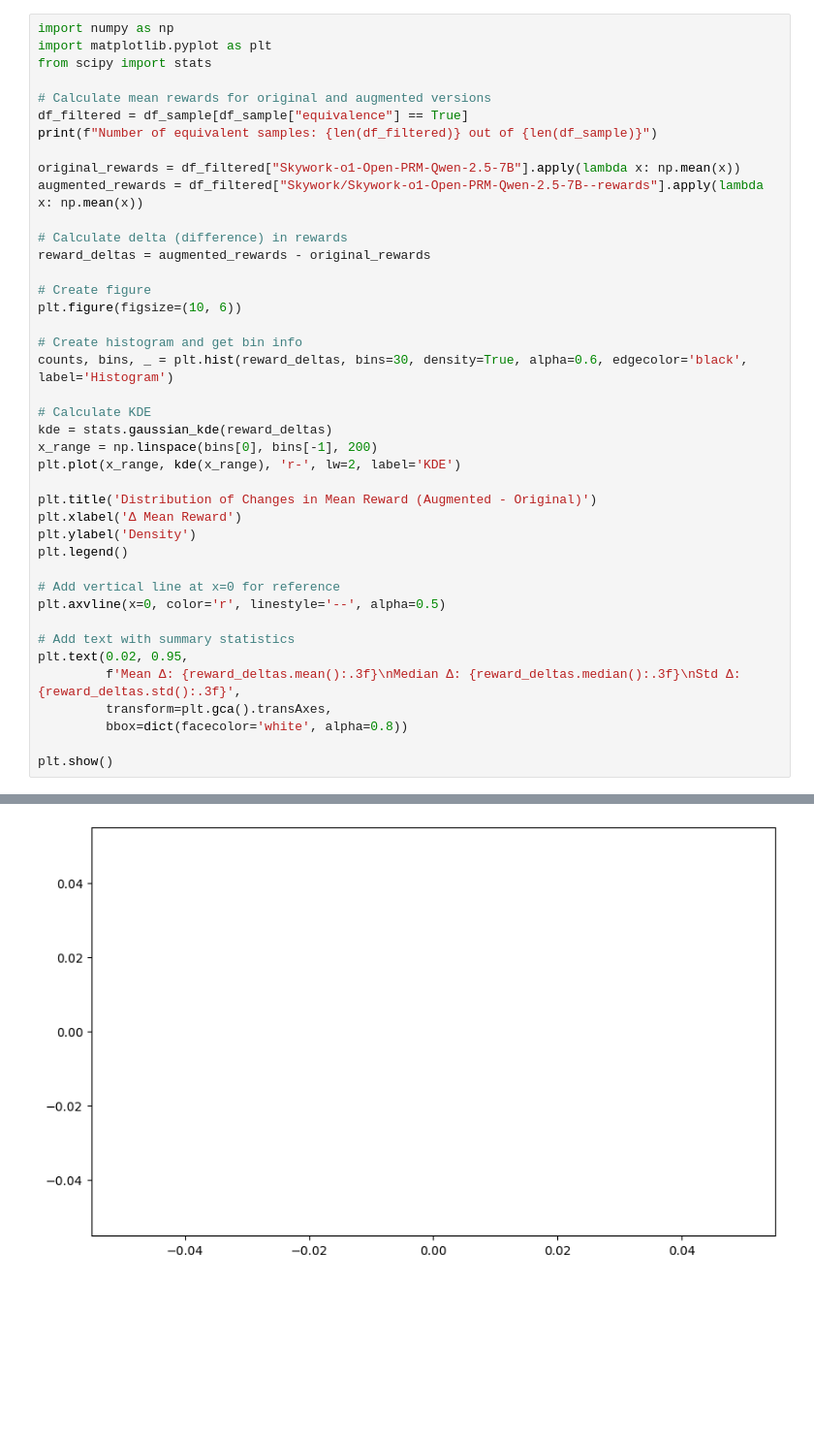
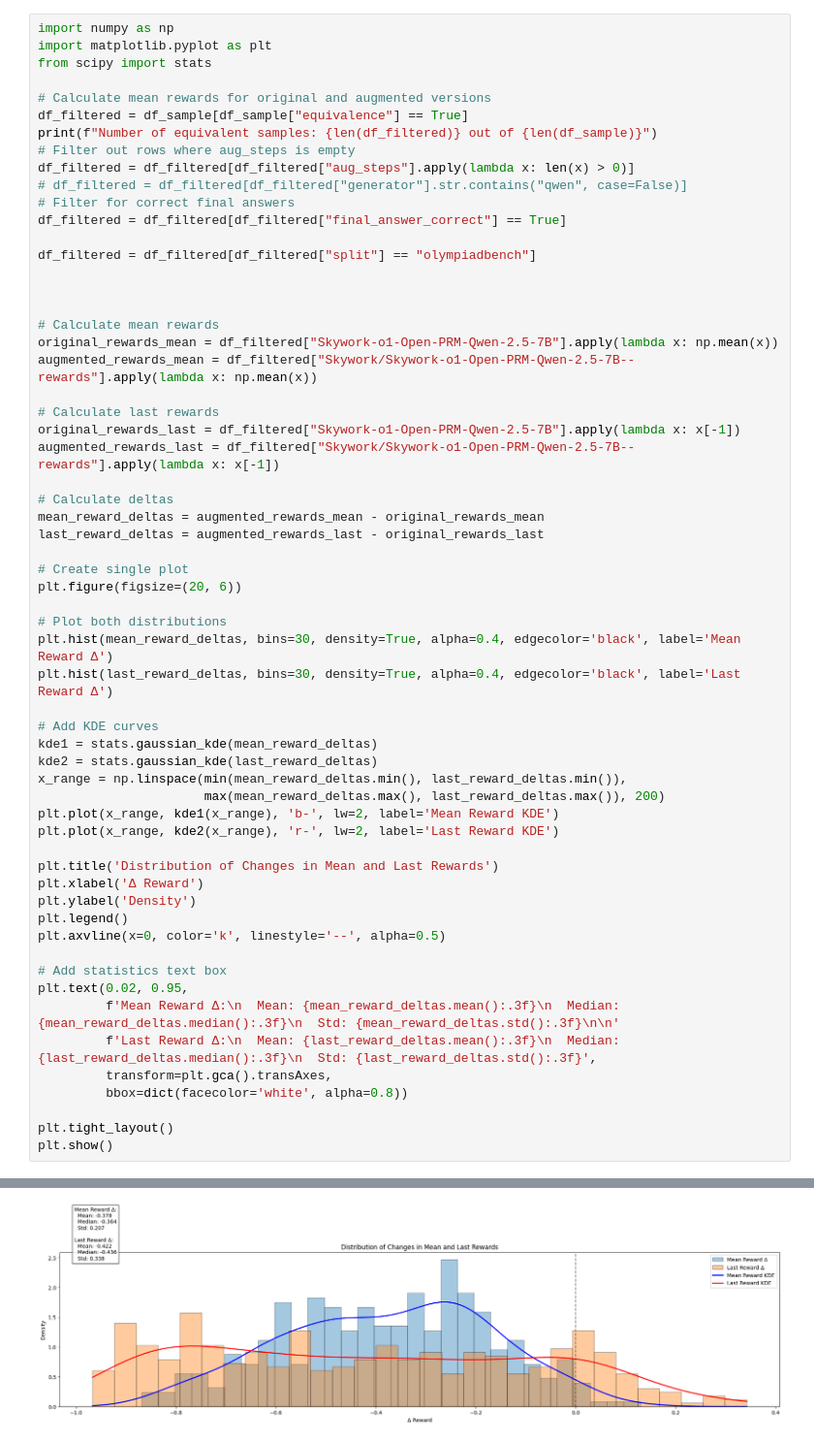
Before and after one commit to rishabh-16/prm-attack, a Jupyter notebook: visualize.ipynb, the cells around one changed output, grey strips where cells are left out. Shown at 97% size. Cells and saved outputs as stored; diff of their text form; blank space fills up the shorter version.

Commit message:
added visualization

```diff
--- a/visualize.ipynb
+++ b/visualize.ipynb
@@ -91,37 +159,56 @@ from scipy import stats
 # Calculate mean rewards for original and augmented versions
 df_filtered = df_sample[df_sample["equivalence"] == True]
 print(f"Number of equivalent samples: {len(df_filtered)} out of {len(df_sample)}")
+# Filter out rows where aug_steps is empty
+df_filtered = df_filtered[df_filtered["aug_steps"].apply(lambda x: len(x) > 0)]
+# df_filtered = df_filtered[df_filtered["generator"].str.contains("qwen", case=False)]
+# Filter for correct final answers
+df_filtered = df_filtered[df_filtered["final_answer_correct"] == True]
 
-original_rewards = df_filtered["Skywork-o1-Open-PRM-Qwen-2.5-7B"].apply(lambda x: np.mean(x))
-augmented_rewards = df_filtered["Skywork/Skywork-o1-Open-PRM-Qwen-2.5-7B--rewards"].apply(lambda x: np.mean(x))
+df_filtered = df_filtered[df_filtered["split"] == "olympiadbench"]
 
-# Calculate delta (difference) in rewards
-reward_deltas = augmented_rewards - original_rewards
 
-# Create figure
-plt.figure(figsize=(10, 6))
 
-# Create histogram and get bin info
-counts, bins, _ = plt.hist(reward_deltas, bins=30, density=True, alpha=0.6, edgecolor='black', label='Histogram')
+# Calculate mean rewards
+original_rewards_mean = df_filtered["Skywork-o1-Open-PRM-Qwen-2.5-7B"].apply(lambda x: np.mean(x))
+augmented_rewards_mean = df_filtered["Skywork/Skywork-o1-Open-PRM-Qwen-2.5-7B--rewards"].apply(lambda x: np.mean(x))
 
-# Calculate KDE
-kde = stats.gaussian_kde(reward_deltas)
-x_range = np.linspace(bins[0], bins[-1], 200)
-plt.plot(x_range, kde(x_range), 'r-', lw=2, label='KDE')
+# Calculate last rewards
+original_rewards_last = df_filtered["Skywork-o1-Open-PRM-Qwen-2.5-7B"].apply(lambda x: x[-1])
+augmented_rewards_last = df_filtered["Skywork/Skywork-o1-Open-PRM-Qwen-2.5-7B--rewards"].apply(lambda x: x[-1])
 
-plt.title('Distribution of Changes in Mean Reward (Augmented - Original)')
-plt.xlabel('Δ Mean Reward')
+# Calculate deltas
+mean_reward_deltas = augmented_rewards_mean - original_rewards_mean
+last_reward_deltas = augmented_rewards_last - original_rewards_last
+
+# Create single plot
+plt.figure(figsize=(20, 6))
+
+# Plot both distributions
+plt.hist(mean_reward_deltas, bins=30, density=True, alpha=0.4, edgecolor='black', label='Mean Reward Δ')
+plt.hist(last_reward_deltas, bins=30, density=True, alpha=0.4, edgecolor='black', label='Last Reward Δ')
+
+# Add KDE curves
+kde1 = stats.gaussian_kde(mean_reward_deltas)
+kde2 = stats.gaussian_kde(last_reward_deltas)
+x_range = np.linspace(min(mean_reward_deltas.min(), last_reward_deltas.min()),
+                      max(mean_reward_deltas.max(), last_reward_deltas.max()), 200)
+plt.plot(x_range, kde1(x_range), 'b-', lw=2, label='Mean Reward KDE')
+plt.plot(x_range, kde2(x_range), 'r-', lw=2, label='Last Reward KDE')
+
+plt.title('Distribution of Changes in Mean and Last Rewards')
+plt.xlabel('Δ Reward')
 plt.ylabel('Density')
 plt.legend()
+plt.axvline(x=0, color='k', linestyle='--', alpha=0.5)
 
-# Add vertical line at x=0 for reference
-plt.axvline(x=0, color='r', linestyle='--', alpha=0.5)
-
-# Add text with summary statistics
+# Add statistics text box
 plt.text(0.02, 0.95,
-         f'Mean Δ: {reward_deltas.mean():.3f}\nMedian Δ: {reward_deltas.median():.3f}\nStd Δ: {reward_deltas.std():.3f}',
+         f'Mean Reward Δ:\n  Mean: {mean_reward_deltas.mean():.3f}\n  Median: {mean_reward_deltas.median():.3f}\n  Std: {mean_reward_deltas.std():.3f}\n\n'
+         f'Last Reward Δ:\n  Mean: {last_reward_deltas.mean():.3f}\n  Median: {last_reward_deltas.median():.3f}\n  Std: {last_reward_deltas.std():.3f}',
          transform=plt.gca().transAxes,
          bbox=dict(facecolor='white', alpha=0.8))
 
+plt.tight_layout()
 plt.show()
 # %% [output]
@@ -130 +216 @@ ValueError: `dataset` input should have multiple elements.
-[figure, old version]
+[figure, new version]
```
Also changed, not shown: parts of 10 cells of this notebook, 1 other file.
